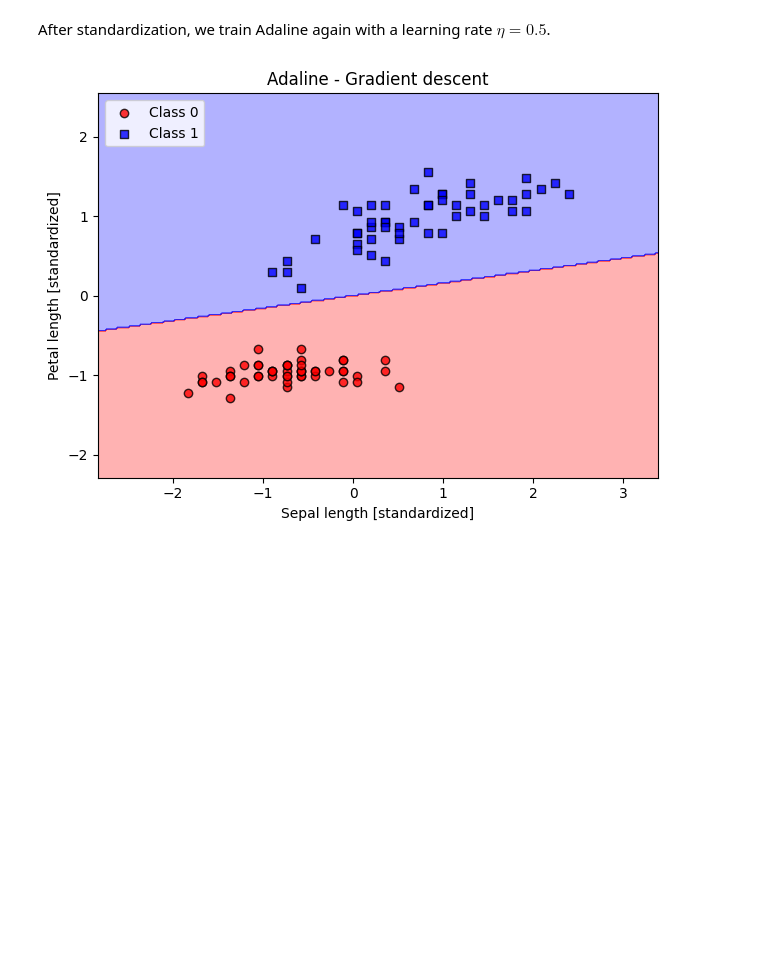
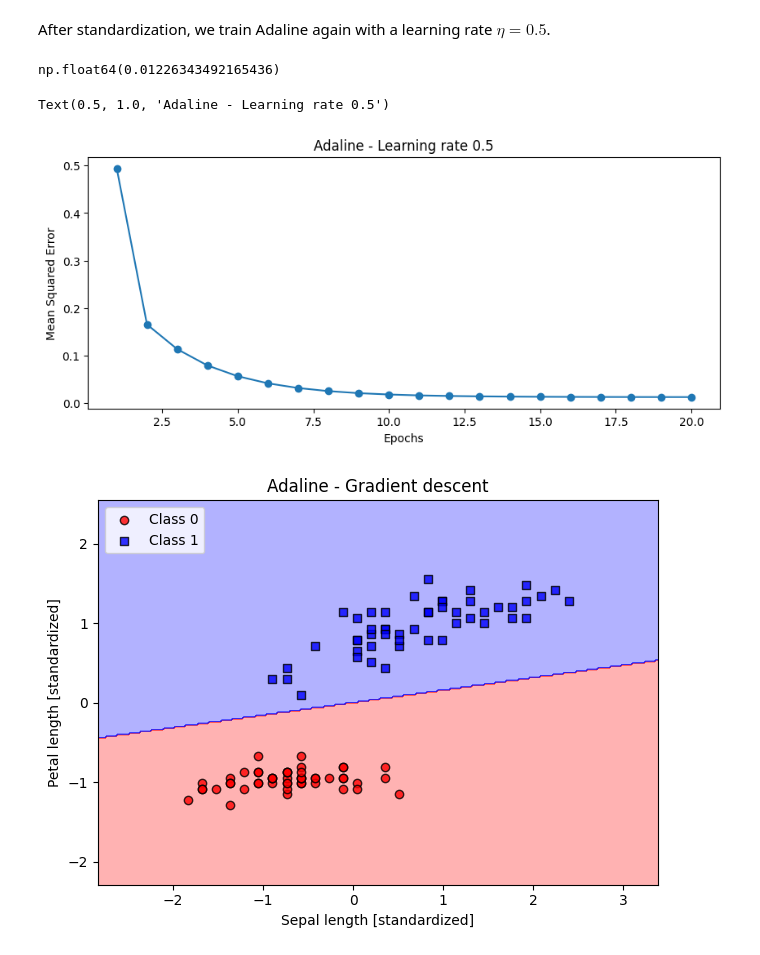
Before and after one commit to lcarnevale/bio-inspired-artificial-intelligence, a Jupyter notebook: lab1-neural-systems/lab01.3-adeline-gd.ipynb, the cells around one changed output. Cells and saved outputs as stored; diff of their text form; code cells hidden in the pictures; blank space fills up the shorter version.

```diff
--- a/lab1-neural-systems/lab01.3-adeline-gd.ipynb
+++ b/lab1-neural-systems/lab01.3-adeline-gd.ipynb
@@ -190,6 +190,19 @@ After standardization, we train Adaline again with a learning rate $\eta=0.5$.
 adalinegd = AdalineGD(eta=0.5, epochs=20)
 # %%
 adalinegd.fit(X_std, y)
+# %%
+adalinegd.losses[-1]
+# %% [output]
+np.float64(0.01226343492165436)
+# %%
+fig, ax = plt.subplots(nrows=1, ncols=1, figsize=(10, 4))
+ax.plot(range(1, len(adalinegd.losses) + 1), adalinegd.losses, marker='o')
+ax.set_xlabel('Epochs')
+ax.set_ylabel('Mean Squared Error')
+ax.set_title('Adaline - Learning rate 0.5')
+# %% [output]
+Text(0.5, 1.0, 'Adaline - Learning rate 0.5')
+[figure, added]
 # %%
 from matplotlib.colors import ListedColormap
 # %%
```
Also changed, not shown: 2 other files.
